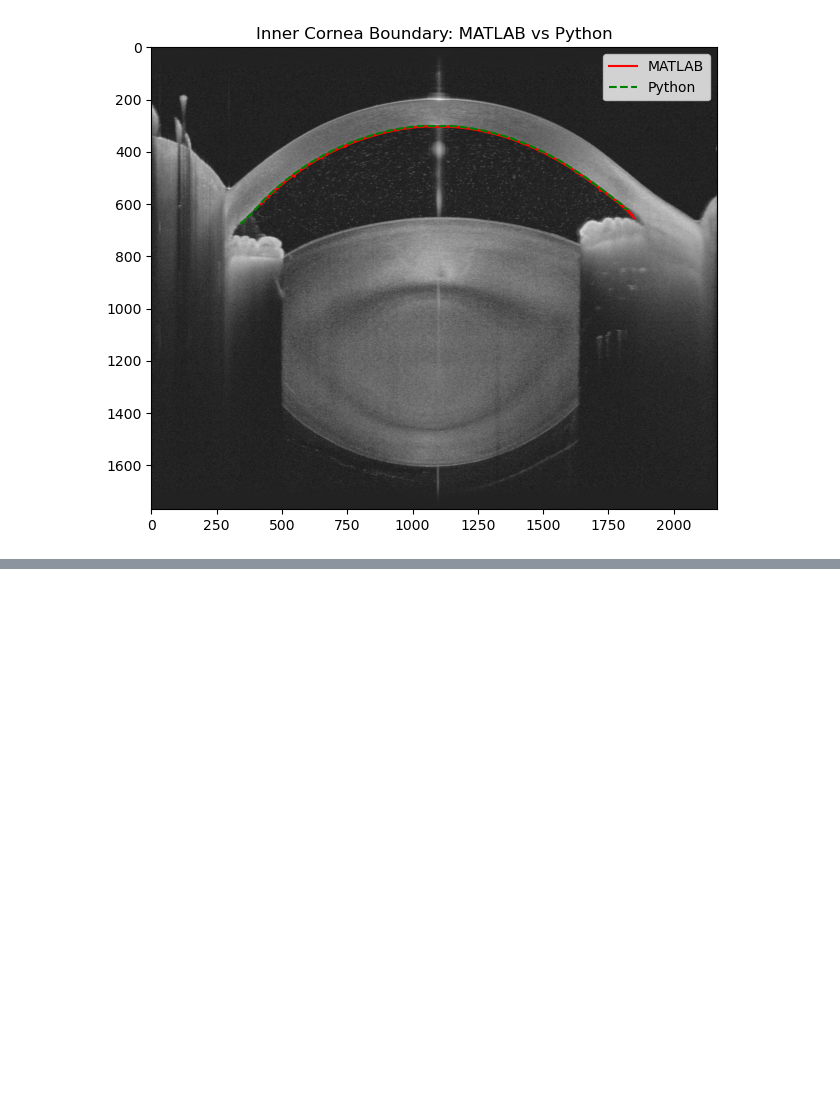
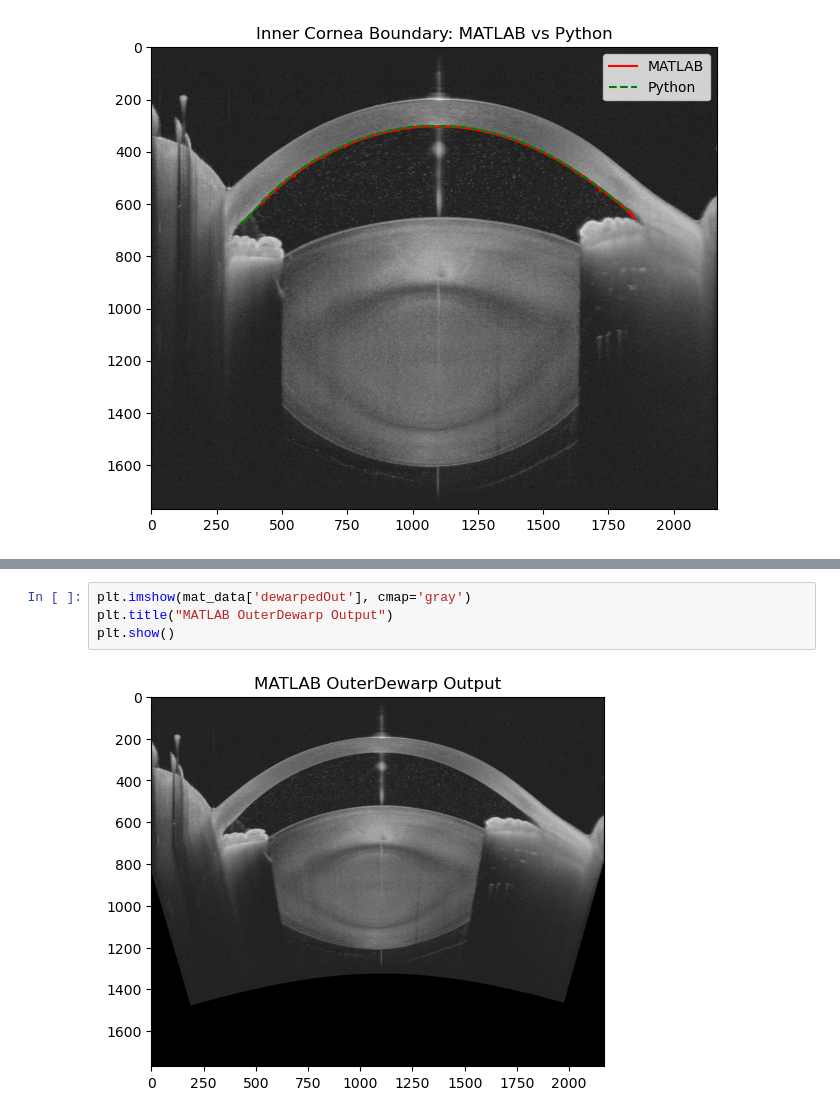
Before and after one commit to egunadi/bme528-project7, a Jupyter notebook: notebook/1_REPS001_OD_Scan_0.ipynb, the cells around one changed output, grey strips where cells are left out. Drawn from its saved outputs; the diff is of its cells as text; blank space fills up the shorter version.

```diff
--- a/notebook/1_REPS001_OD_Scan_0.ipynb
+++ b/notebook/1_REPS001_OD_Scan_0.ipynb
@@ -311,0 +385,6 @@ plt.show()
+# %%
+plt.imshow(mat_data['dewarpedOut'], cmap='gray')
+plt.title("MATLAB OuterDewarp Output")
+plt.show()
+# %% [output]
+[figure, added]
```
Also changed, not shown: parts of 19 cells of this notebook, 2 other files.
